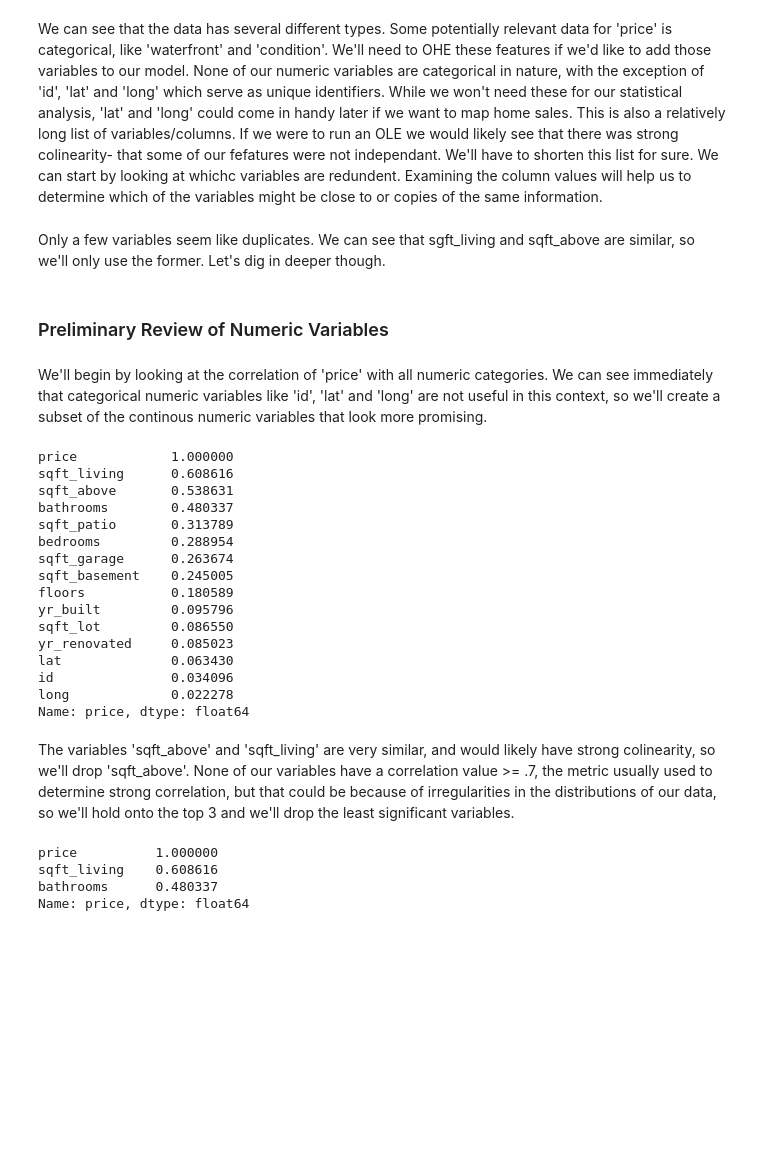
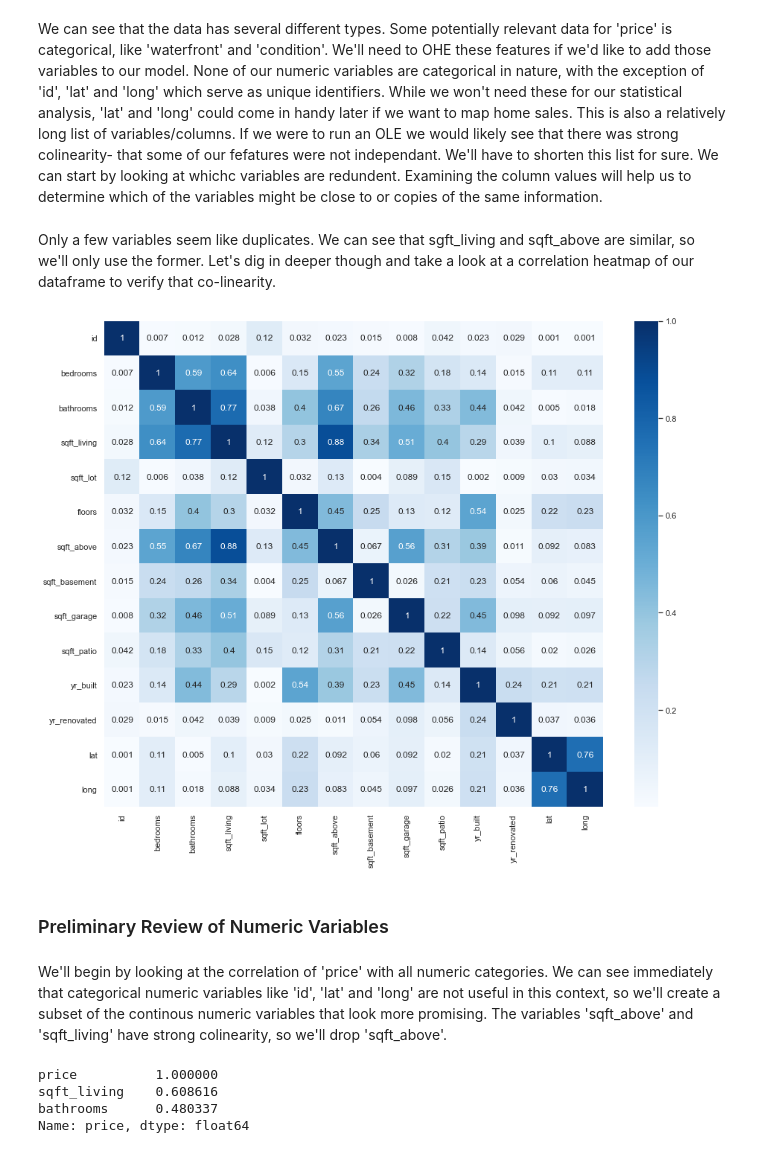
Before and after one commit to slowings/phase2-project, a Jupyter notebook: student.ipynb, the cells around one changed output. Cells and saved outputs as stored; diff of their text form; code cells hidden in the pictures; blank space fills up the shorter version.

```diff
--- a/student.ipynb
+++ b/student.ipynb
@@ -114,33 +114,18 @@ None of our numeric variables are categorical in nature, with the exception of '
 #x= open('Data/column_names.md')
 #print(x.read())
 # %% [markdown]
-Only a few variables seem like duplicates.  We can see that sgft_living and sqft_above are similar, so we'll only use the former.  Let's dig in deeper though.
+Only a few variables seem like duplicates.  We can see that sgft_living and sqft_above are similar, so we'll only use the former.  Let's dig in deeper though and take a look at a correlation heatmap of our dataframe to verify that co-linearity.
+# %%
+df_predictors = df.drop(columns=['price'])
+corr = round(abs(df_predictors.corr()),3)
+sns.set(rc = {'figure.figsize':(15,12)})
+sns.heatmap(corr, cmap="Blues", annot=True);
+# %% [output]
+[figure, added]
 # %% [markdown]
 ### Preliminary Review of Numeric Variables
 # %% [markdown]
-We'll begin by looking at the correlation of 'price' with all numeric categories.  We can see immediately that categorical numeric variables like 'id', 'lat' and 'long' are not useful in this context, so we'll create a subset of the continous numeric variables that look more promising.
+We'll begin by looking at the correlation of 'price' with all numeric categories.  We can see immediately that categorical numeric variables like 'id', 'lat' and 'long' are not useful in this context, so we'll create a subset of the continous numeric variables that look more promising.  The variables 'sqft_above' and 'sqft_living' have strong colinearity, so we'll drop 'sqft_above'.
-# %%
-#examine correlation between price and numeric variables
-abs(df.corr()["price"]).sort_values(ascending=False)
-# %% [output]
-price            1.000000
-sqft_living      0.608616
-sqft_above       0.538631
-bathrooms        0.480337
-sqft_patio       0.313789
-bedrooms         0.288954
-sqft_garage      0.263674
-sqft_basement    0.245005
-floors           0.180589
-yr_built         0.095796
-sqft_lot         0.086550
-yr_renovated     0.085023
-lat              0.063430
-id               0.034096
-long             0.022278
-Name: price, dtype: float64
-# %% [markdown]
-The variables 'sqft_above' and 'sqft_living' are very similar, and would likely have strong colinearity, so we'll drop 'sqft_above'.  None of our variables have a correlation value >= .7, the metric usually used to determine strong correlation, but that could be because of irregularities in the distributions of our data, so we'll hold onto the top 3 and we'll drop the least significant variables.
 # %%
 kc_subset_dn= df[['price','sqft_living',
                   'bathrooms']]
```
Also changed, not shown: parts of 37 cells of this notebook.
